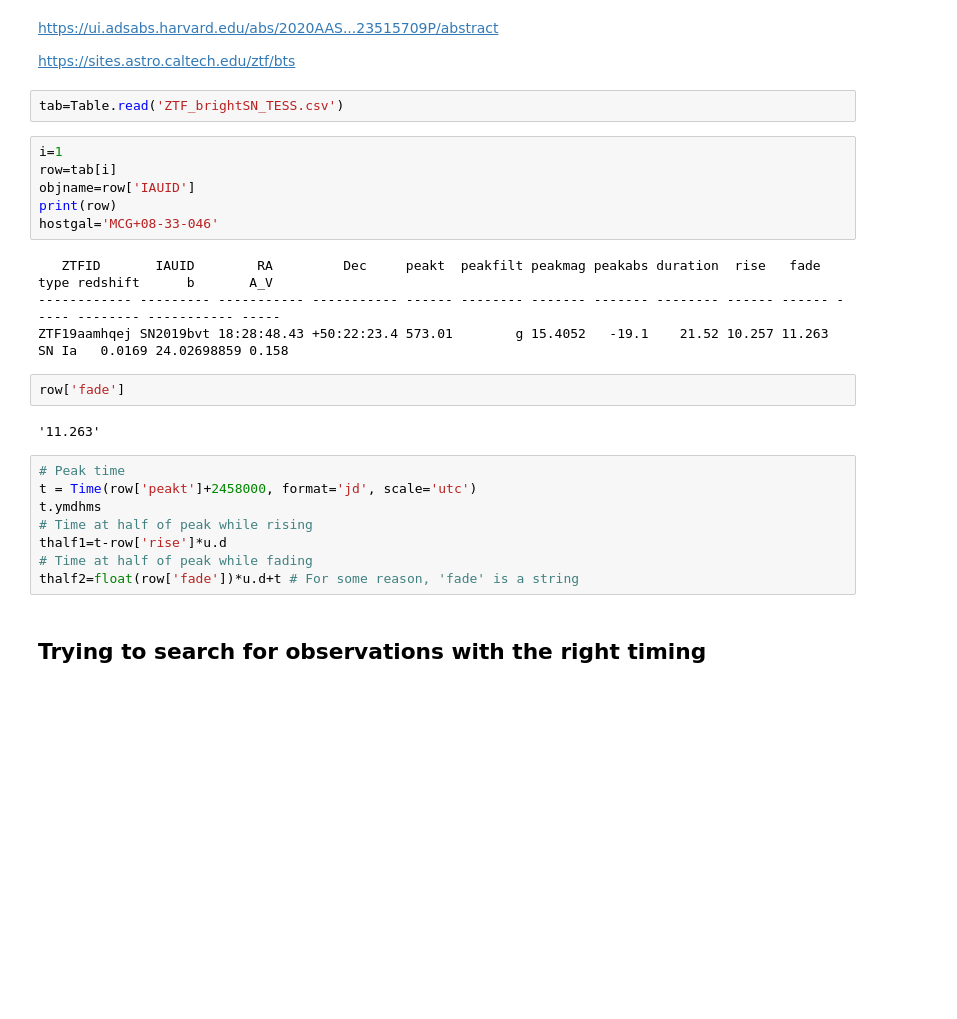
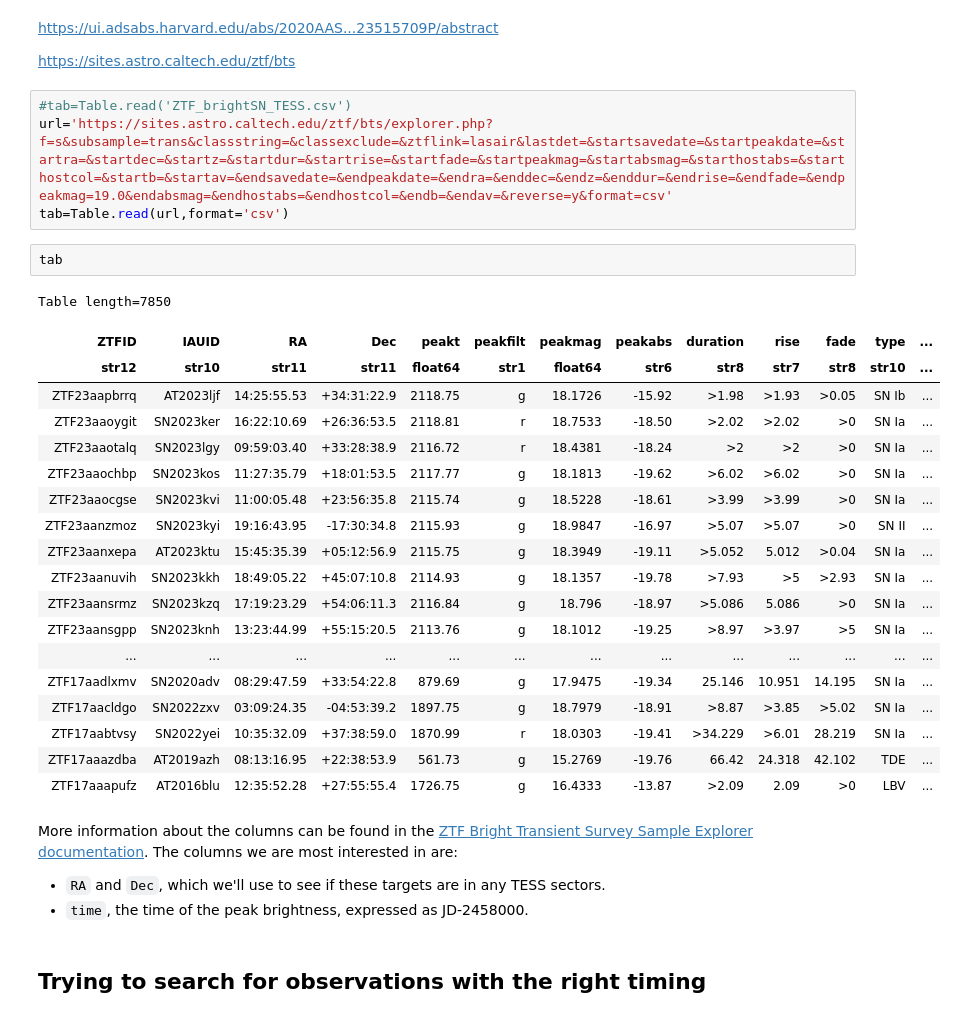
Before and after one commit to spacetelescope/project-tikebook, a Jupyter notebook: transients_nearby_galaxies/transients_nearby_galaxies.ipynb, the cells around one changed output. Cells and saved outputs as stored; diff of their text form; blank space fills up the shorter version.

```diff
--- a/transients_nearby_galaxies/transients_nearby_galaxies.ipynb
+++ b/transients_nearby_galaxies/transients_nearby_galaxies.ipynb
@@ -191,30 +119,36 @@ Table length=1024
 https://ui.adsabs.harvard.edu/abs/2020AAS...23515709P/abstract
 
 https://sites.astro.caltech.edu/ztf/bts
-# %%
-tab=Table.read('ZTF_brightSN_TESS.csv')
-# %%
-i=1
-row=tab[i]
-objname=row['IAUID']
-print(row)
-hostgal='MCG+08-33-046'
-# %% [output]
-   ZTFID       IAUID        RA         Dec     peakt  peakfilt peakmag peakabs duration  rise   fade   type redshift      b       A_V
------------- --------- ----------- ----------- ------ -------- ------- ------- -------- ------ ------ ----- -------- ----------- -----
-ZTF19aamhqej SN2019bvt 18:28:48.43 +50:22:23.4 573.01        g 15.4052   -19.1    21.52 10.257 11.263 SN Ia   0.0169 24.02698859 0.158
-# %%
-row['fade']
-# %% [output]
-'11.263'
-# %%
-# Peak time
-t = Time(row['peakt']+2458000, format='jd', scale='utc')
-t.ymdhms
-# Time at half of peak while rising
-thalf1=t-row['rise']*u.d
-# Time at half of peak while fading
-thalf2=float(row['fade'])*u.d+t # For some reason, 'fade' is a string
+# %%
+#tab=Table.read('ZTF_brightSN_TESS.csv')
+url='https://sites.astro.caltech.edu/ztf/bts/explorer.php?f=s&subsample=trans&classstring=&classexclude=&ztflink=lasair&lastdet=&startsavedate=&startpeakdate=&startra=&startdec=&startz=&startdur=&startrise=&startfade=&startpeakmag=&startabsmag=&starthostabs=&starthostcol=&startb=&startav=&endsavedate=&endpeakdate=&endra=&enddec=&endz=&enddur=&endrise=&endfade=&endpeakmag=19.0&endabsmag=&endhostabs=&endhostcol=&endb=&endav=&reverse=y&format=csv'
+tab=Table.read(url,format='csv')
+# %%
+tab
+# %% [output]
+Table length=7850
+| ZTFID | IAUID | RA | Dec | peakt | peakfilt | peakmag | peakabs | duration | rise | fade | type | ... |
+| str12 | str10 | str11 | str11 | float64 | str1 | float64 | str6 | str8 | str7 | str8 | str10 | ... |
+| ZTF23aapbrrq | AT2023ljf | 14:25:55.53 | +34:31:22.9 | 2118.75 | g | 18.1726 | -15.92 | >1.98 | >1.93 | >0.05 | SN Ib | ... |
+| ZTF23aaoygit | SN2023ker | 16:22:10.69 | +26:36:53.5 | 2118.81 | r | 18.7533 | -18.50 | >2.02 | >2.02 | >0 | SN Ia | ... |
+| ZTF23aaotalq | SN2023lgy | 09:59:03.40 | +33:28:38.9 | 2116.72 | r | 18.4381 | -18.24 | >2 | >2 | >0 | SN Ia | ... |
+| ZTF23aaochbp | SN2023kos | 11:27:35.79 | +18:01:53.5 | 2117.77 | g | 18.1813 | -19.62 | >6.02 | >6.02 | >0 | SN Ia | ... |
+| ZTF23aaocgse | SN2023kvi | 11:00:05.48 | +23:56:35.8 | 2115.74 | g | 18.5228 | -18.61 | >3.99 | >3.99 | >0 | SN Ia | ... |
+| ZTF23aanzmoz | SN2023kyi | 19:16:43.95 | -17:30:34.8 | 2115.93 | g | 18.9847 | -16.97 | >5.07 | >5.07 | >0 | SN II | ... |
+| ZTF23aanxepa | AT2023ktu | 15:45:35.39 | +05:12:56.9 | 2115.75 | g | 18.3949 | -19.11 | >5.052 | 5.012 | >0.04 | SN Ia | ... |
+| ZTF23aanuvih | SN2023kkh | 18:49:05.22 | +45:07:10.8 | 2114.93 | g | 18.1357 | -19.78 | >7.93 | >5 | >2.93 | SN Ia | ... |
+| ZTF23aansrmz | SN2023kzq | 17:19:23.29 | +54:06:11.3 | 2116.84 | g | 18.796 | -18.97 | >5.086 | 5.086 | >0 | SN Ia | ... |
+| ZTF23aansgpp | SN2023knh | 13:23:44.99 | +55:15:20.5 | 2113.76 | g | 18.1012 | -19.25 | >8.97 | >3.97 | >5 | SN Ia | ... |
+| ... | ... | ... | ... | ... | ... | ... | ... | ... | ... | ... | ... | ... |
+| ZTF17aadlxmv | SN2020adv | 08:29:47.59 | +33:54:22.8 | 879.69 | g | 17.9475 | -19.34 | 25.146 | 10.951 | 14.195 | SN Ia | ... |
+| ZTF17aacldgo | SN2022zxv | 03:09:24.35 | -04:53:39.2 | 1897.75 | g | 18.7979 | -18.91 | >8.87 | >3.85 | >5.02 | SN Ia | ... |
+| ZTF17aabtvsy | SN2022yei | 10:35:32.09 | +37:38:59.0 | 1870.99 | r | 18.0303 | -19.41 | >34.229 | >6.01 | 28.219 | SN Ia | ... |
+| ZTF17aaazdba | AT2019azh | 08:13:16.95 | +22:38:53.9 | 561.73 | g | 15.2769 | -19.76 | 66.42 | 24.318 | 42.102 | TDE | ... |
+| ZTF17aaapufz | AT2016blu | 12:35:52.28 | +27:55:55.4 | 1726.75 | g | 16.4333 | -13.87 | >2.09 | 2.09 | >0 | LBV | ... |
+# %% [markdown]
+More information about the columns can be found in the [ZTF Bright Transient Survey Sample Explorer documentation](https://sites.astro.caltech.edu/ztf/bts/explorer_info.html). The columns we are most interested in are:
+- `RA` and `Dec`, which we'll use to see if these targets are in any TESS sectors.
+- `time`, the time of the peak brightness, expressed as JD-2458000.
 # %% [markdown]
 ## Trying to search for observations with the right timing
 # %%
```
Also changed, not shown: parts of 31 cells of this notebook.
